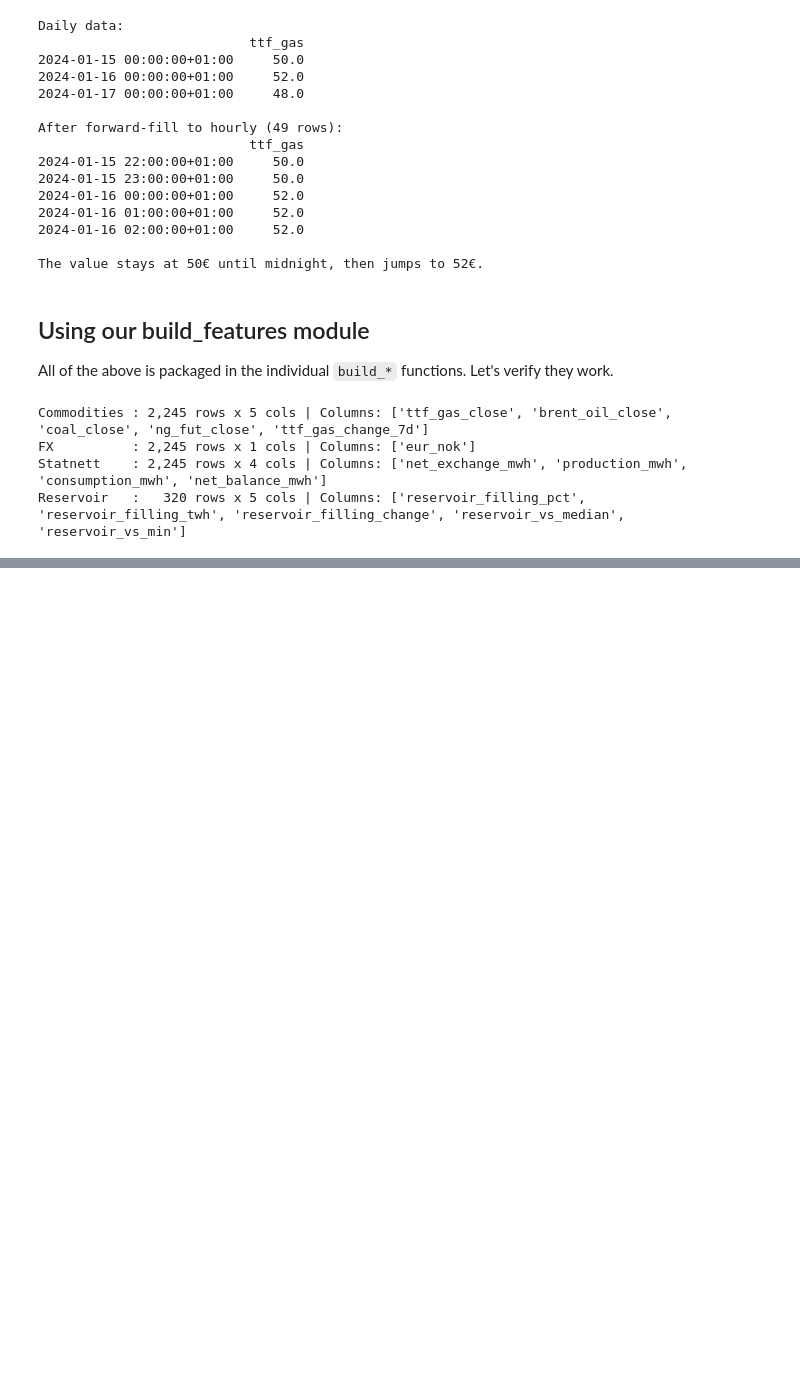
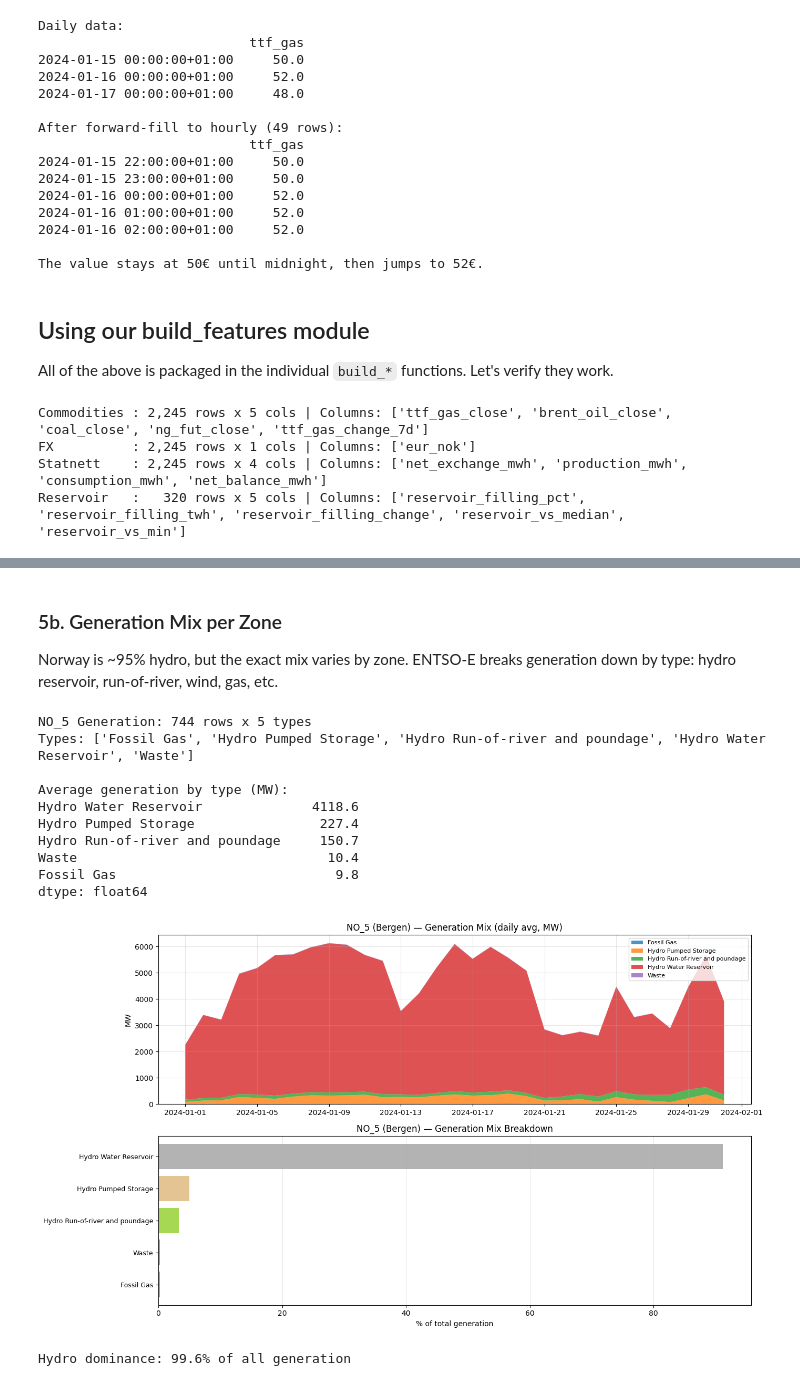
Before and after one commit to Aleksandersenmartin/electricity_forecast, a Jupyter notebook: notebooks/03_market_features.ipynb, the cells around one changed output, grey strips where cells are left out. Drawn from its saved outputs; the diff is of its cells as text; code cells hidden in the pictures; blank space fills up the shorter version.

```diff
--- a/notebooks/03_market_features.ipynb
+++ b/notebooks/03_market_features.ipynb
@@ -443,0 +523,56 @@ Reservoir   :   320 rows x 5 cols | Columns: ['reservoir_filling_pct', 'reservoi
+# %% [markdown]
+### 5b. Generation Mix per Zone
+
+Norway is ~95% hydro, but the exact mix varies by zone. ENTSO-E breaks generation down by type: hydro reservoir, run-of-river, wind, gas, etc.
+# %%
+if ENTSOE_AVAILABLE:
+    gen_no5 = fetch_generation("NO_5", "2024-01-01", "2024-02-01", cache=True)
+    print(f"NO_5 Generation: {gen_no5.shape[0]} rows x {gen_no5.shape[1]} types")
+    print(f"Types: {list(gen_no5.columns)}")
+    print(f"\nAverage generation by type (MW):")
+    print(gen_no5.mean().sort_values(ascending=False).round(1))
+
+    # Stacked area chart — generation mix over time
+    daily_gen = gen_no5.resample("D").mean()
+
+    fig, axes = plt.subplots(2, 1, figsize=(14, 8))
+
+    ax = axes[0]
+    ax.stackplot(daily_gen.index, *[daily_gen[c] for c in daily_gen.columns],
+                 labels=daily_gen.columns, alpha=0.8)
+    ax.set_ylabel("MW")
+    ax.set_title("NO_5 (Bergen) — Generation Mix (daily avg, MW)")
+    ax.legend(loc="upper right", fontsize=8)
+    ax.grid(True, alpha=0.3)
+
+    # Bar chart — percentage mix
+    ax = axes[1]
+    total = gen_no5.sum()
+    pct = (total / total.sum() * 100).sort_values(ascending=True)
+    colors = plt.cm.Set2(np.linspace(0, 1, len(pct)))
+    ax.barh(range(len(pct)), pct.values, color=colors)
+    ax.set_yticks(range(len(pct)))
+    ax.set_yticklabels(pct.index, fontsize=9)
+    ax.set_xlabel("% of total generation")
+    ax.set_title("NO_5 (Bergen) — Generation Mix Breakdown")
+    ax.grid(True, alpha=0.3, axis="x")
+
+    plt.tight_layout()
+    plt.show()
+
+    print(f"\nHydro dominance: {(total.get('Hydro Water Reservoir', 0) + total.get('Hydro Run-of-river and poundage', 0) + total.get('Hydro Pumped Storage', 0)) / total.sum() * 100:.1f}% of all generation")
+else:
+    print("ENTSO-E not available — skipping generation data")
+# %% [output]
+NO_5 Generation: 744 rows x 5 types
+Types: ['Fossil Gas', 'Hydro Pumped Storage', 'Hydro Run-of-river and poundage', 'Hydro Water Reservoir', 'Waste']
+
+Average generation by type (MW):
+Hydro Water Reservoir              4118.6
+Hydro Pumped Storage                227.4
+Hydro Run-of-river and poundage     150.7
+Waste                                10.4
+Fossil Gas                            9.8
+dtype: float64
+[figure, added]
+Hydro dominance: 99.6% of all generation
```
Also changed, not shown: parts of 10 cells of this notebook, 25 other files.
